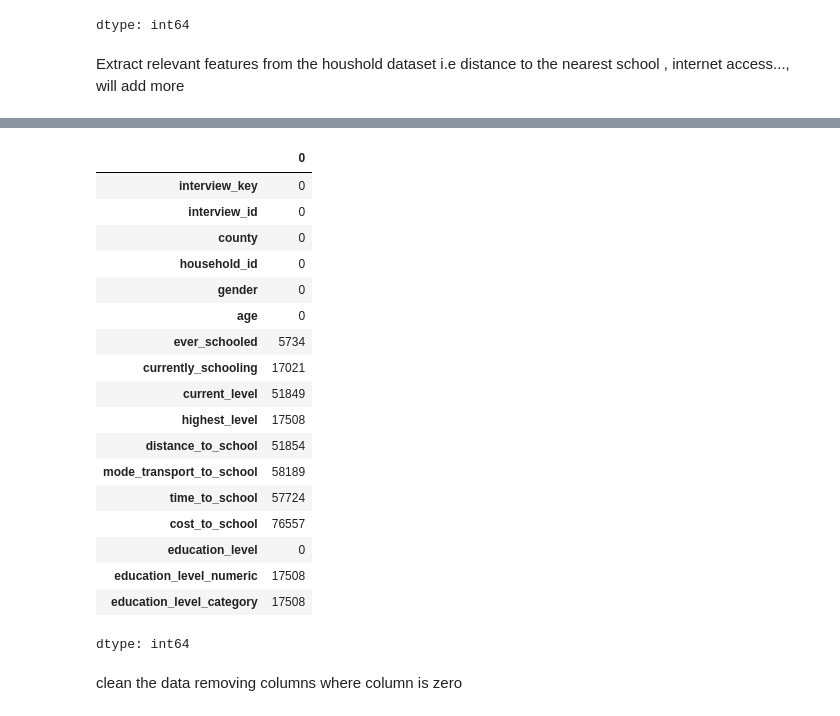
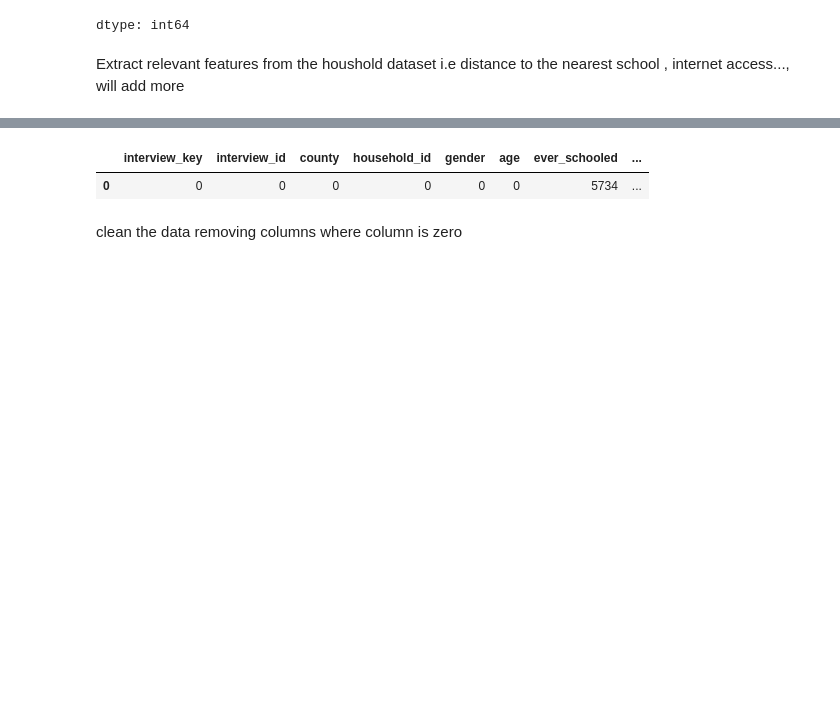
Before and after one commit to silprosa/fynesse_mlfc, a Jupyter notebook: proj/Education.ipynb, the cells around one changed output, grey strips where cells are left out. Drawn from its saved outputs; the diff is of its cells as text; code cells hidden in the pictures; blank space fills up the shorter version.

```diff
--- a/proj/Education.ipynb
+++ b/proj/Education.ipynb
@@ -342,28 +329,11 @@ df3.head()
 | 3 | 00-02-70-91 | e1ff2d92960947d8adc30f55ff666b15 | Garissa | DUG WELL (Unprotected) | No facility/Bush/Field | Yes, Water Only | 3 | ... |
 | 4 | 00-02-78-46 | 522414c7575543ddb88782491aa5e190 | Embu | PUBLIC WATER COMPANIES | Flush to Piped Sewer System | No | 1 | ... |
 # %%
-nan_count = df.isna().sum()
+nan_count = df.isna().sum().to_frame().T
 display(nan_count)
 # %% [output]
-|  | 0 |
-| interview_key | 0 |
-| interview_id | 0 |
-| county | 0 |
-| household_id | 0 |
-| gender | 0 |
-| age | 0 |
-| ever_schooled | 5734 |
-| currently_schooling | 17021 |
-| current_level | 51849 |
-| highest_level | 17508 |
-| distance_to_school | 51854 |
-| mode_transport_to_school | 58189 |
-| time_to_school | 57724 |
-| cost_to_school | 76557 |
-| education_level | 0 |
-| education_level_numeric | 17508 |
-| education_level_category | 17508 |
+|  | interview_key | interview_id | county | household_id | gender | age | ever_schooled | ... |
+| 0 | 0 | 0 | 0 | 0 | 0 | 0 | 5734 | ... |
-dtype: int64
 # %% [markdown]
 clean the data removing columns where column is zero
 # %%
```
Also changed, not shown: parts of 22 cells of this notebook.
